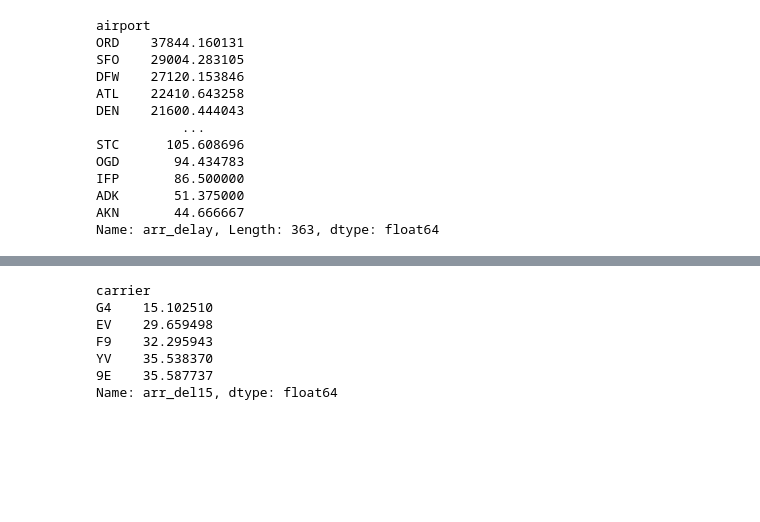
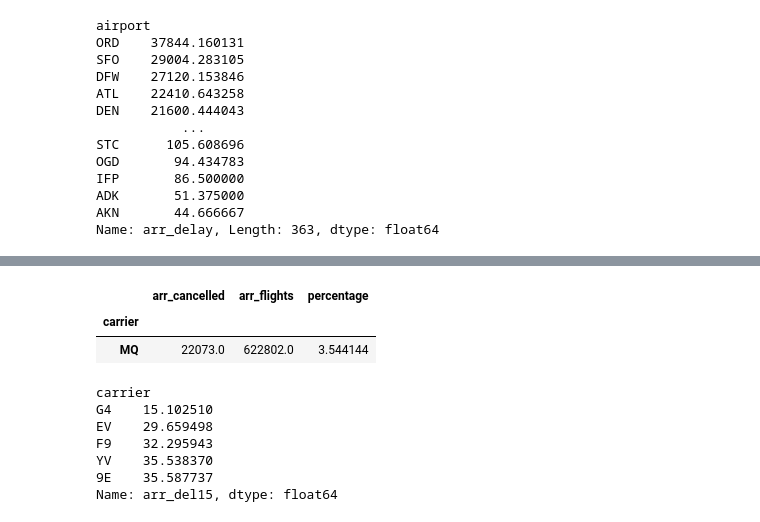
Before and after one commit to Davis-Data-Science-Club/Pandas-Tutorial, a Jupyter notebook: airline_delays_analysis.ipynb, the cells around one changed output, grey strips where cells are left out. Saved outputs shown, nothing was run; the diff lists cells and outputs as text; code cells hidden in the pictures; blank space fills up the shorter version.

Commit message:
Updated Q6b solution by merging the two dataframes

```diff
--- a/airline_delays_analysis.ipynb
+++ b/airline_delays_analysis.ipynb
@@ -400,3 +411,29 @@ print(airline_cancel_percent[0])
+# %%
+#6b     In percentage
+# Sum the number of cancelled flights per airline
+airline_cancels = df.groupby('carrier')['arr_cancelled'].sum()
+
+# Sum the number of arriving flights per airline
+airline_flights_count = df.groupby('carrier')['arr_flights'].sum()
+
+# Merge the airline_cancels and airline_flights_count dataframes on the 'carrier_name' column.
+# Put in new dataframe called 'df_cancelled'
+df_cancelled = pd.merge(airline_cancels, airline_flights_count, on='carrier')
+
+# new df has the following columns: carrier name, total number of arriving flights, total number of cancelled flights
+#print(df_cancelled)
+
+# create new column called "percentage" which calculates proportion of cancelled flights as percentage of total arriving flights
+df_cancelled['percentage'] = (df_cancelled['arr_cancelled'] / df_cancelled['arr_flights']) * 100
+
+# sort the dataframe by the "percentage" column, in descending fashion
+df_cancelled.sort_values(by='percentage', ascending=False, inplace=True)
+# print(df_cancelled)
+df_cancelled.head(n=1)
+# %% [output]
+|  | arr_cancelled | arr_flights | percentage |
+| carrier |  |  |  |
+| MQ | 22073.0 | 622802.0 | 3.544144 |
 # %%
 #7
 airline_delay = df.groupby('carrier')['arr_del15'].mean()
```
Also changed, not shown: parts of 1 cell of this notebook.
